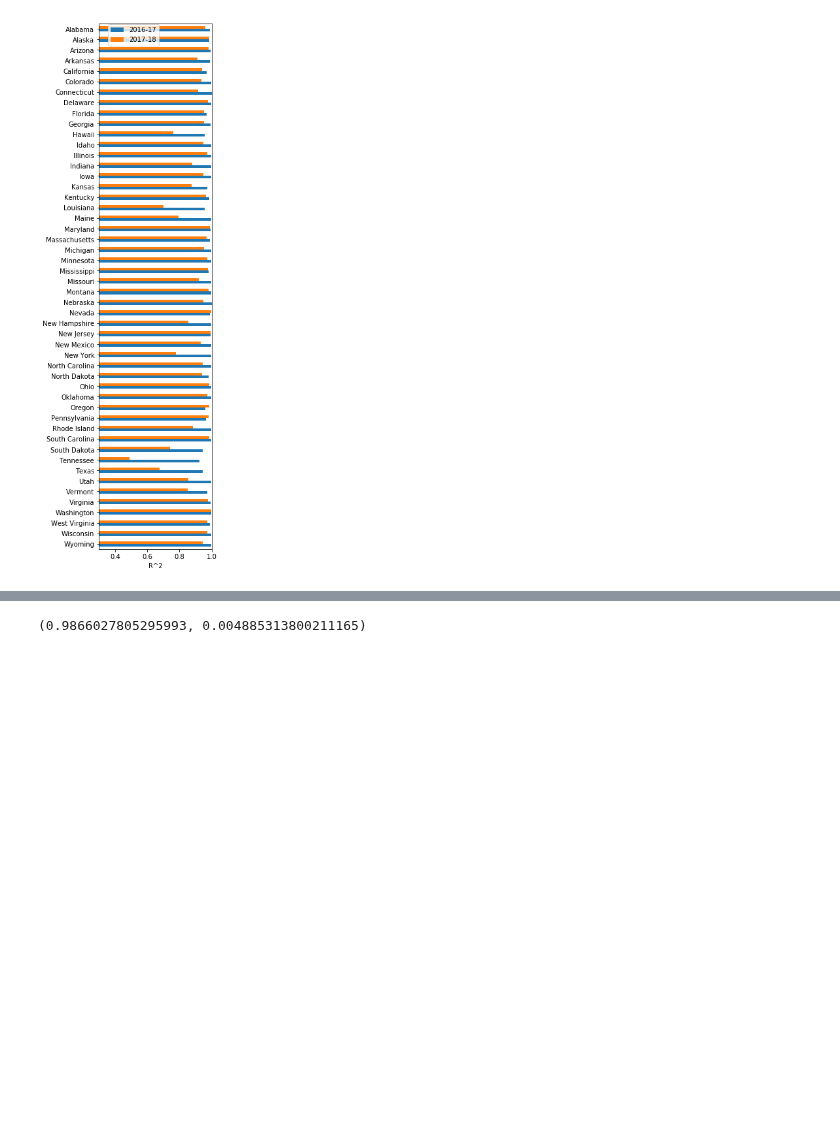
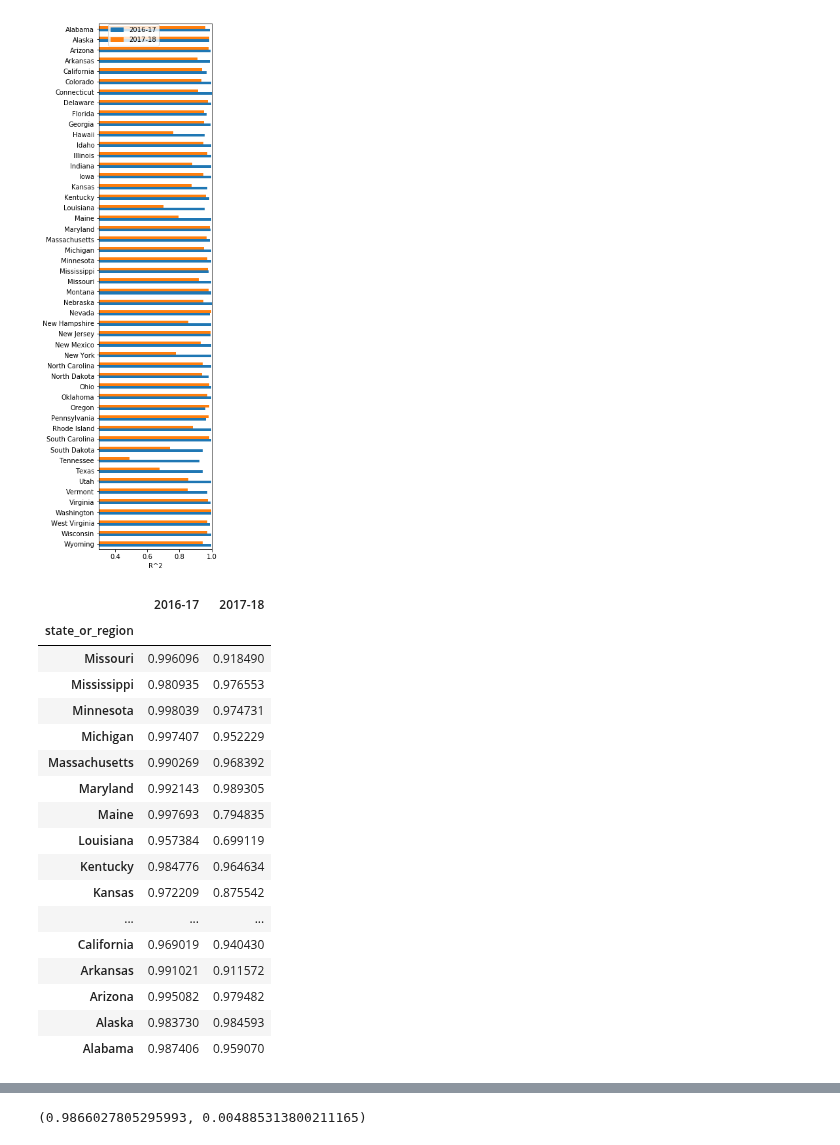
Before and after one commit to oriw1989/FluVaccinationRates, a Jupyter notebook: Baseline Model.ipynb, the cells around one changed output, grey strips where cells are left out. Saved outputs shown, nothing was run; the diff lists cells and outputs as text; code cells hidden in the pictures; blank space fills up the shorter version.

```diff
--- a/Baseline Model.ipynb
+++ b/Baseline Model.ipynb
@@ -152,0 +164,21 @@ fig.savefig('figures/baseline_model_predictions.jpg', dpi=150)
+# %%
+residuals.loc[residuals.index[25:]]
+# %% [output]
+|  | 2016-17 | 2017-18 |
+| state_or_region |  |  |
+| Missouri | 0.996096 | 0.918490 |
+| Mississippi | 0.980935 | 0.976553 |
+| Minnesota | 0.998039 | 0.974731 |
+| Michigan | 0.997407 | 0.952229 |
+| Massachusetts | 0.990269 | 0.968392 |
+| Maryland | 0.992143 | 0.989305 |
+| Maine | 0.997693 | 0.794835 |
+| Louisiana | 0.957384 | 0.699119 |
+| Kentucky | 0.984776 | 0.964634 |
+| Kansas | 0.972209 | 0.875542 |
+| ... | ... | ... |
+| California | 0.969019 | 0.940430 |
+| Arkansas | 0.991021 | 0.911572 |
+| Arizona | 0.995082 | 0.979482 |
+| Alaska | 0.983730 | 0.984593 |
+| Alabama | 0.987406 | 0.959070 |
```
Also changed, not shown: parts of 3 cells of this notebook, 1 other file.
